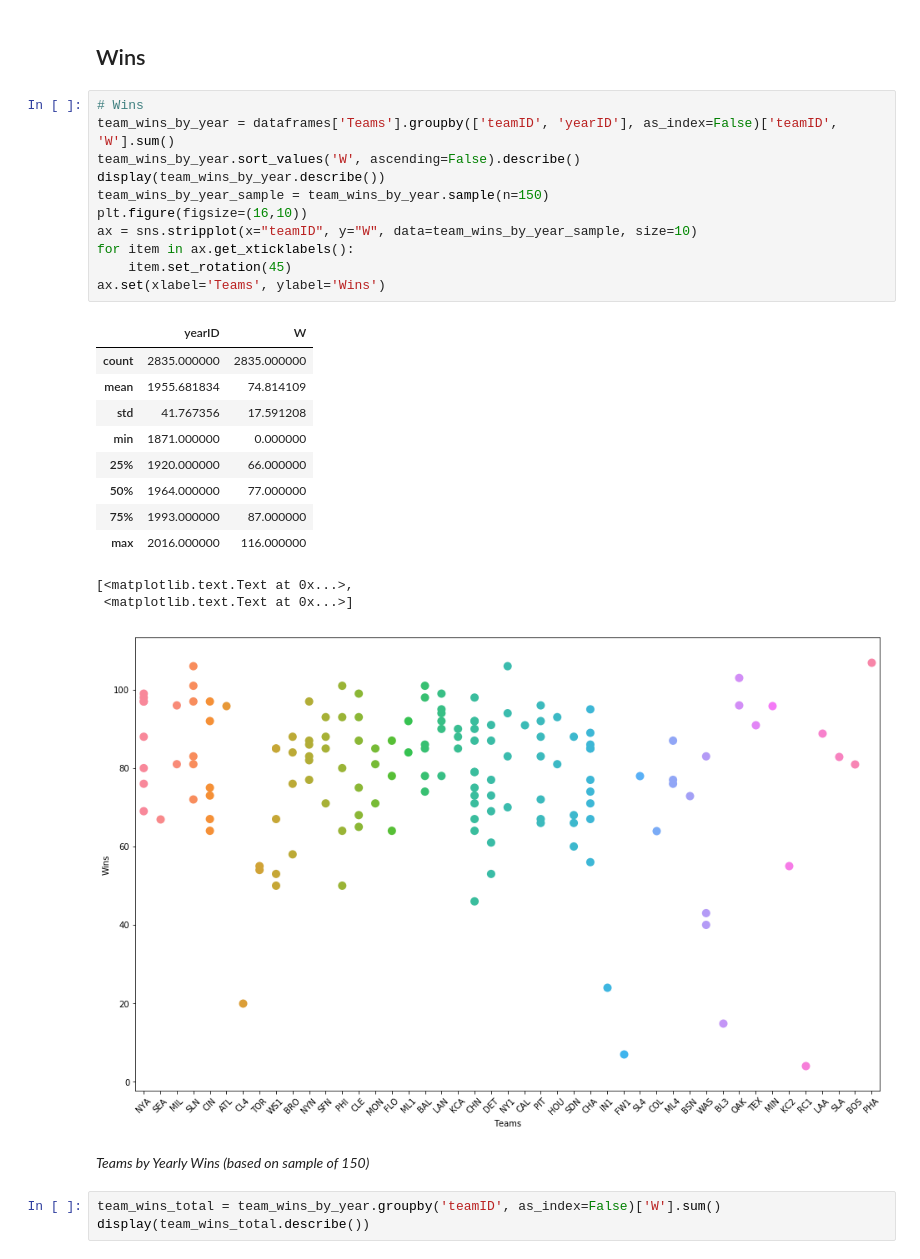
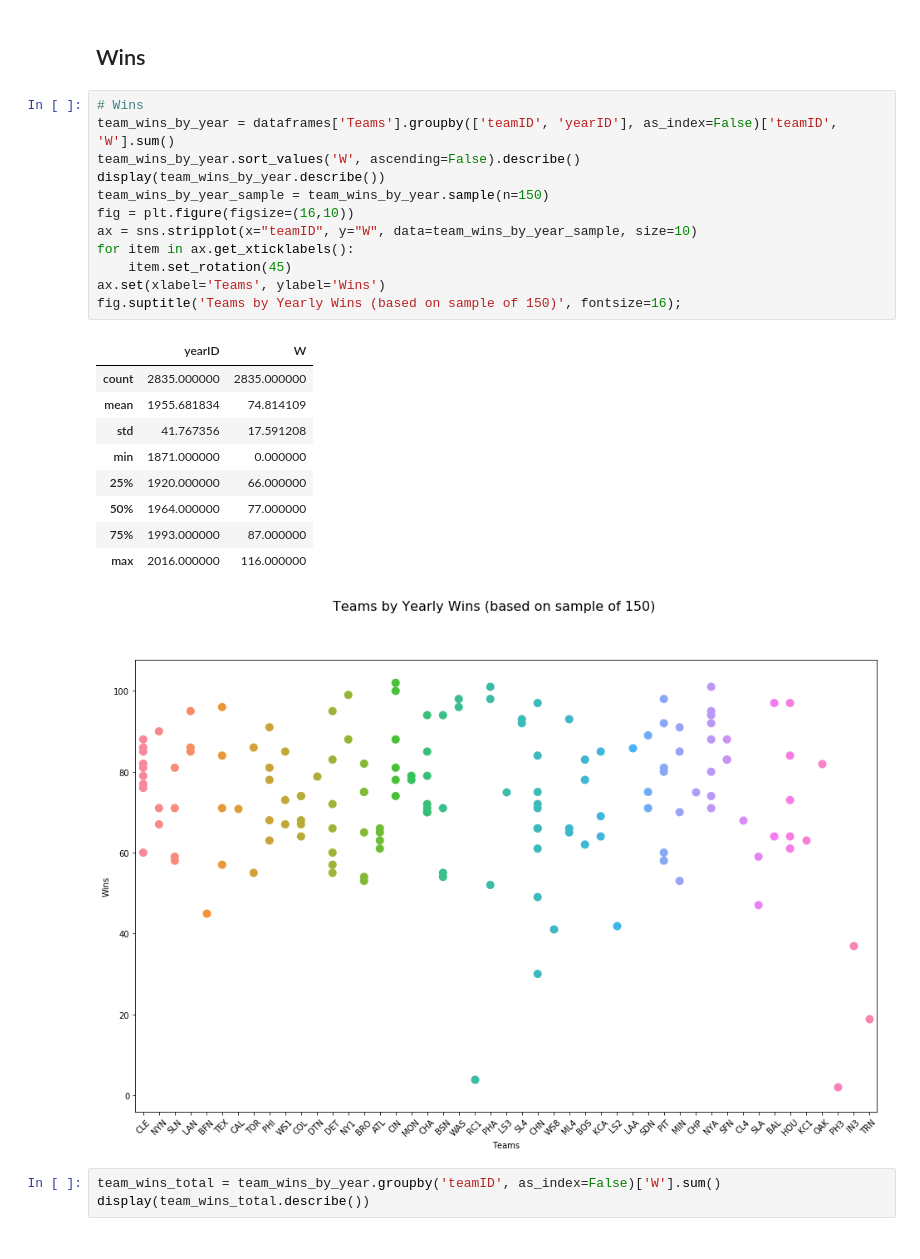
Before and after one commit to davidvartanian/dand-data-analysis-process, a Jupyter notebook: Investigate Data.ipynb, the cells around one changed output. Cells and saved outputs as stored; diff of their text form.

Commit message:
docs: Improvements after code review
- Added visualisation titles
- Improved Conclusion section
- Added reference to dataset source
- Improved introduction section
- Exported new version to html

```diff
--- a/Investigate Data.ipynb
+++ b/Investigate Data.ipynb
@@ -138,29 +148,26 @@ To answer any question about best players first I will have define what a best p
 # %%
 # Wins
 team_wins_by_year = dataframes['Teams'].groupby(['teamID', 'yearID'], as_index=False)['teamID', 'W'].sum()
 team_wins_by_year.sort_values('W', ascending=False).describe()
 display(team_wins_by_year.describe())
 team_wins_by_year_sample = team_wins_by_year.sample(n=150)
-plt.figure(figsize=(16,10))
+fig = plt.figure(figsize=(16,10))
 ax = sns.stripplot(x="teamID", y="W", data=team_wins_by_year_sample, size=10)
 for item in ax.get_xticklabels():
     item.set_rotation(45)
 ax.set(xlabel='Teams', ylabel='Wins')
+fig.suptitle('Teams by Yearly Wins (based on sample of 150)', fontsize=16);
 # %% [output]
 |  | yearID | W |
 | count | 2835.000000 | 2835.000000 |
 | mean | 1955.681834 | 74.814109 |
 | std | 41.767356 | 17.591208 |
 | min | 1871.000000 | 0.000000 |
 | 25% | 1920.000000 | 66.000000 |
 | 50% | 1964.000000 | 77.000000 |
 | 75% | 1993.000000 | 87.000000 |
 | max | 2016.000000 | 116.000000 |
-[<matplotlib.text.Text at 0x...>,
- <matplotlib.text.Text at 0x...>]
-[figure, old version]
+[figure, new version]
-# %% [markdown]
-*Teams by Yearly Wins (based on sample of 150)*
 # %%
 team_wins_total = team_wins_by_year.groupby('teamID', as_index=False)['W'].sum()
 display(team_wins_total.describe())
```
Also changed, not shown: parts of 29 cells of this notebook, 1 other file.
